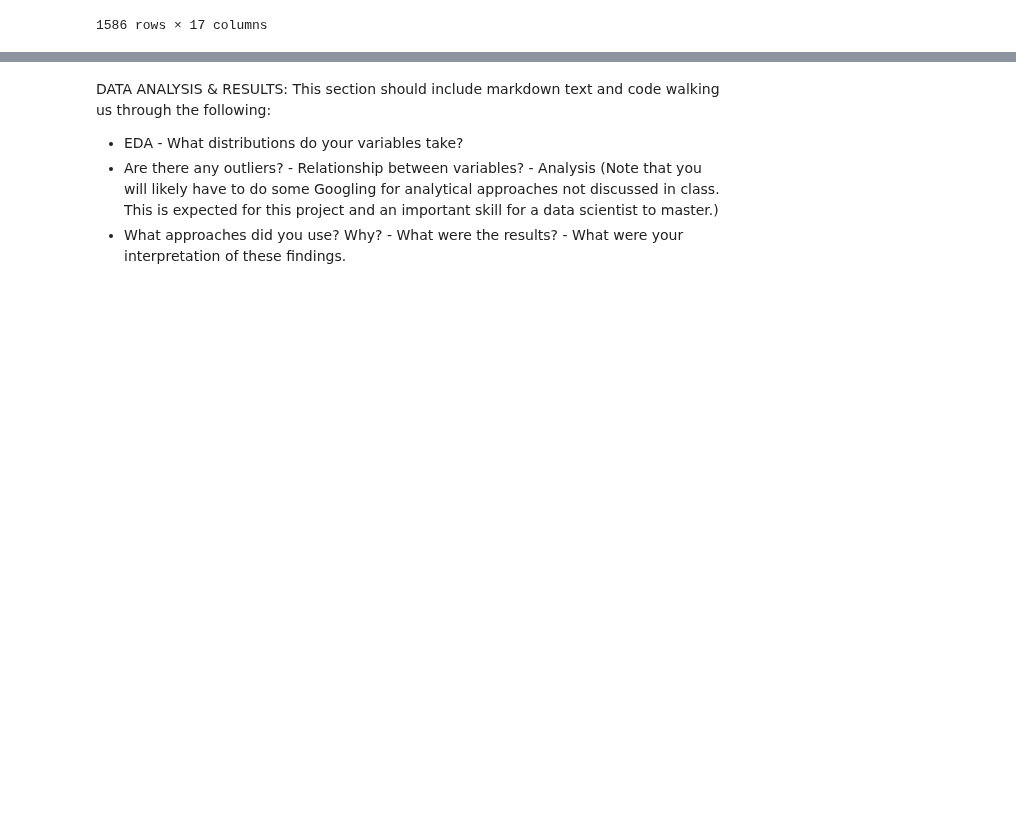
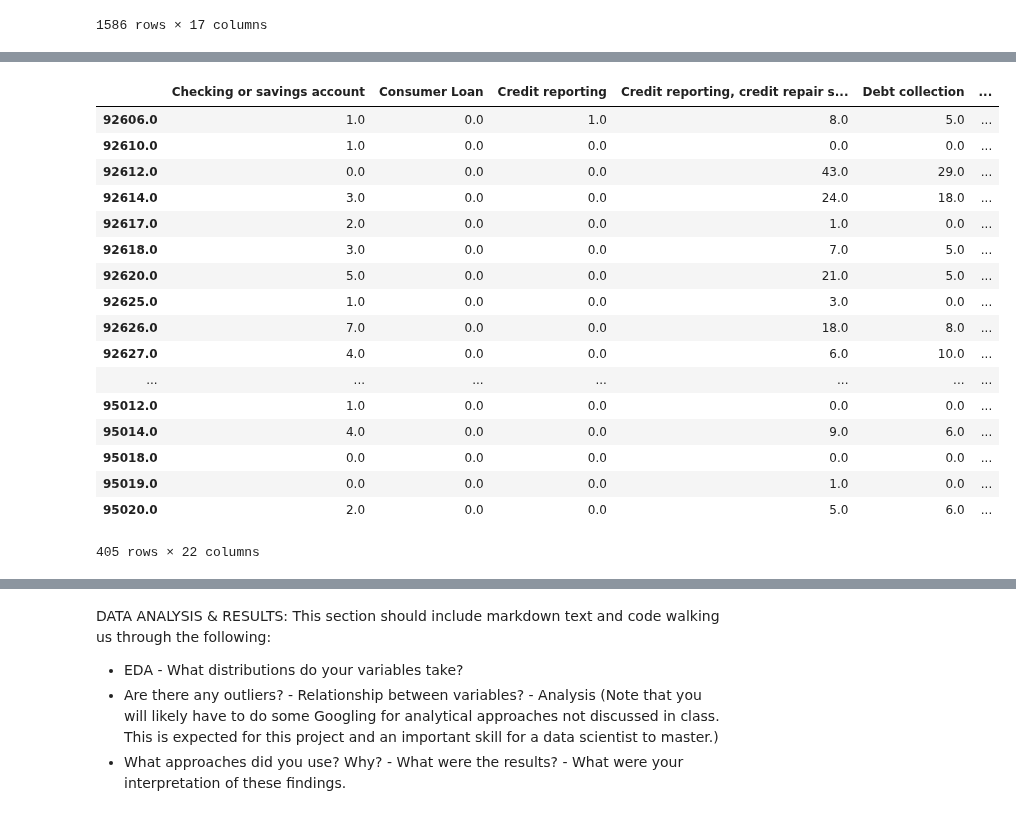
Before and after one commit to jmdangelo/Cogs108-Final-Project, a Jupyter notebook: FinalProject.ipynb, the cells around one changed output, grey strips where cells are left out. Cells and saved outputs as stored; diff of their text form; code cells hidden in the pictures; blank space fills up the shorter version.

```diff
--- a/FinalProject.ipynb
+++ b/FinalProject.ipynb
@@ -158,0 +166,23 @@ grouped_df
+# %%
+# Calculate Total Complaints Score -- consider population
+complaints_df['Total Complaints Score'] = complaints_df['Total Complaints'] / complaints_df['Number'] * 1000
+complaints_df
+# %% [output]
+|  | Checking or savings account | Consumer Loan | Credit reporting | Credit reporting, credit repair s... | Debt collection | ... |
+| 92606.0 | 1.0 | 0.0 | 1.0 | 8.0 | 5.0 | ... |
+| 92610.0 | 1.0 | 0.0 | 0.0 | 0.0 | 0.0 | ... |
+| 92612.0 | 0.0 | 0.0 | 0.0 | 43.0 | 29.0 | ... |
+| 92614.0 | 3.0 | 0.0 | 0.0 | 24.0 | 18.0 | ... |
+| 92617.0 | 2.0 | 0.0 | 0.0 | 1.0 | 0.0 | ... |
+| 92618.0 | 3.0 | 0.0 | 0.0 | 7.0 | 5.0 | ... |
+| 92620.0 | 5.0 | 0.0 | 0.0 | 21.0 | 5.0 | ... |
+| 92625.0 | 1.0 | 0.0 | 0.0 | 3.0 | 0.0 | ... |
+| 92626.0 | 7.0 | 0.0 | 0.0 | 18.0 | 8.0 | ... |
+| 92627.0 | 4.0 | 0.0 | 0.0 | 6.0 | 10.0 | ... |
+| ... | ... | ... | ... | ... | ... | ... |
+| 95012.0 | 1.0 | 0.0 | 0.0 | 0.0 | 0.0 | ... |
+| 95014.0 | 4.0 | 0.0 | 0.0 | 9.0 | 6.0 | ... |
+| 95018.0 | 0.0 | 0.0 | 0.0 | 0.0 | 0.0 | ... |
+| 95019.0 | 0.0 | 0.0 | 0.0 | 1.0 | 0.0 | ... |
+| 95020.0 | 2.0 | 0.0 | 0.0 | 5.0 | 6.0 | ... |
+405 rows × 22 columns
```
Also changed, not shown: parts of 7 cells of this notebook.
